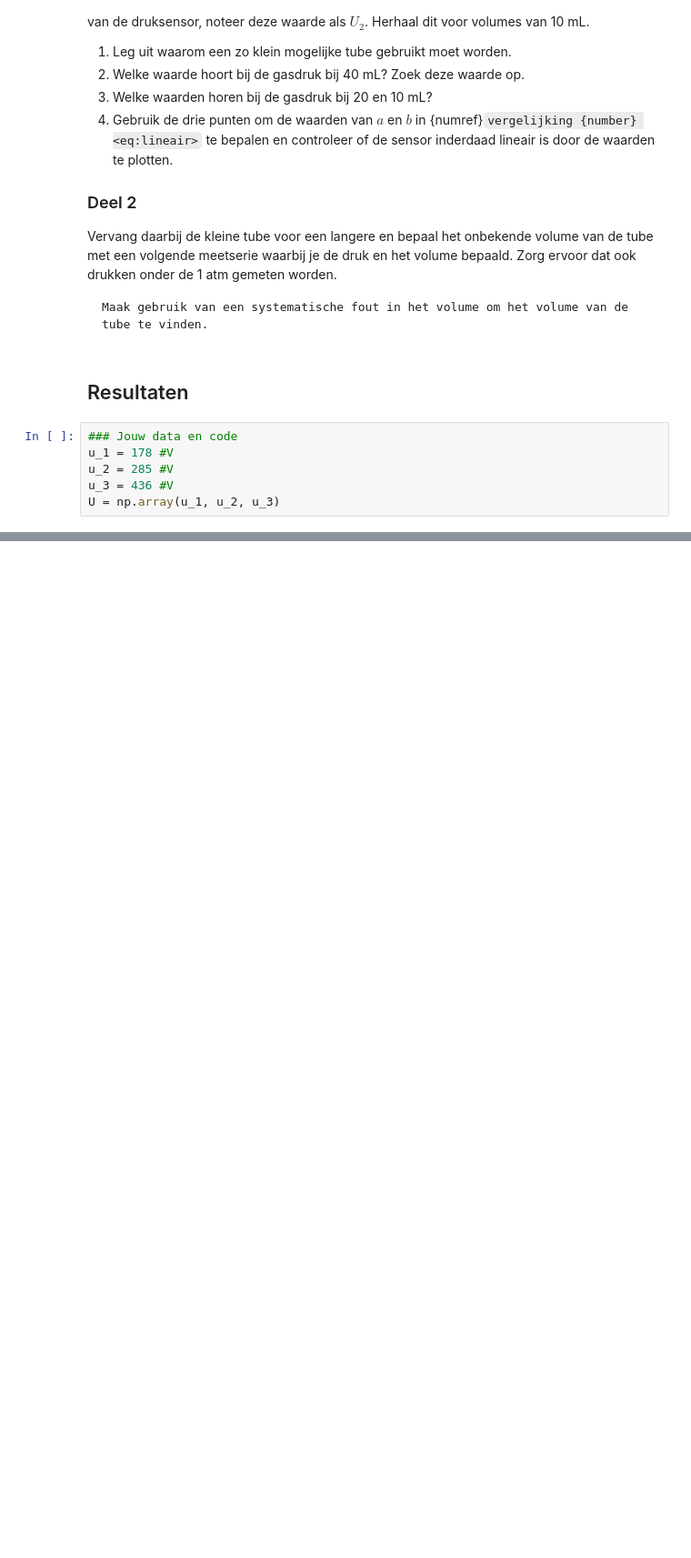
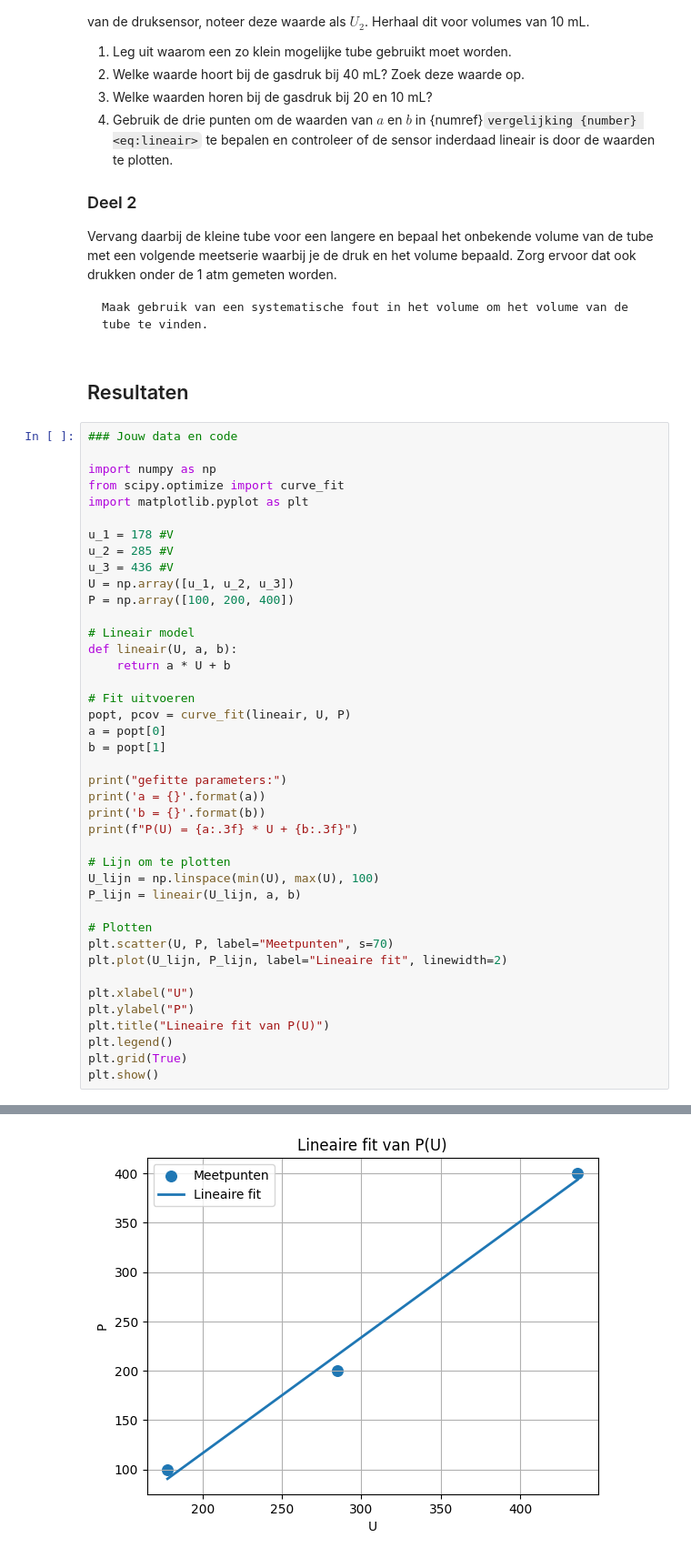
Before and after one commit to fienecg-arch/Fiene-en-Thomas, a Jupyter notebook: Content/Labs/druksensorijken.ipynb, the cells around one changed output, grey strips where cells are left out. Shown: that part at 91% size. Saved outputs shown, nothing was run; the diff lists cells and outputs as text; blank space fills up the shorter version.

```diff
--- a/Content/Labs/druksensorijken.ipynb
+++ b/Content/Labs/druksensorijken.ipynb
@@ -68,7 +68,43 @@ Maak gebruik van een systematische fout in het volume om het volume van de tube
 ## Resultaten
 # %%
 ### Jouw data en code
+
+import numpy as np
+from scipy.optimize import curve_fit
+import matplotlib.pyplot as plt
+
 u_1 = 178 #V
 u_2 = 285 #V
 u_3 = 436 #V
-U = np.array(u_1, u_2, u_3)
+U = np.array([u_1, u_2, u_3])
+P = np.array([100, 200, 400])
+
+# Lineair model
+def lineair(U, a, b):
+    return a * U + b
+
+# Fit uitvoeren
+popt, pcov = curve_fit(lineair, U, P)
+a = popt[0]
+b = popt[1]
+
+print("gefitte parameters:")
+print('a = {}'.format(a))
+print('b = {}'.format(b))
+print(f"P(U) = {a:.3f} * U + {b:.3f}")
+
+# Lijn om te plotten
+U_lijn = np.linspace(min(U), max(U), 100)
+P_lijn = lineair(U_lijn, a, b)
+
+# Plotten
+plt.scatter(U, P, label="Meetpunten", s=70)
+plt.plot(U_lijn, P_lijn, label="Lineaire fit", linewidth=2)
+
+plt.xlabel("U")
+plt.ylabel("P")
+plt.title("Lineaire fit van P(U)")
+plt.legend()
+plt.grid(True)
+plt.show()
+# %% [output]
@@ -74,0 +115 @@ U = np.array(u_1, u_2, u_3)
+[figure, added]
```
Also changed, not shown: parts of 3 cells of this notebook.
